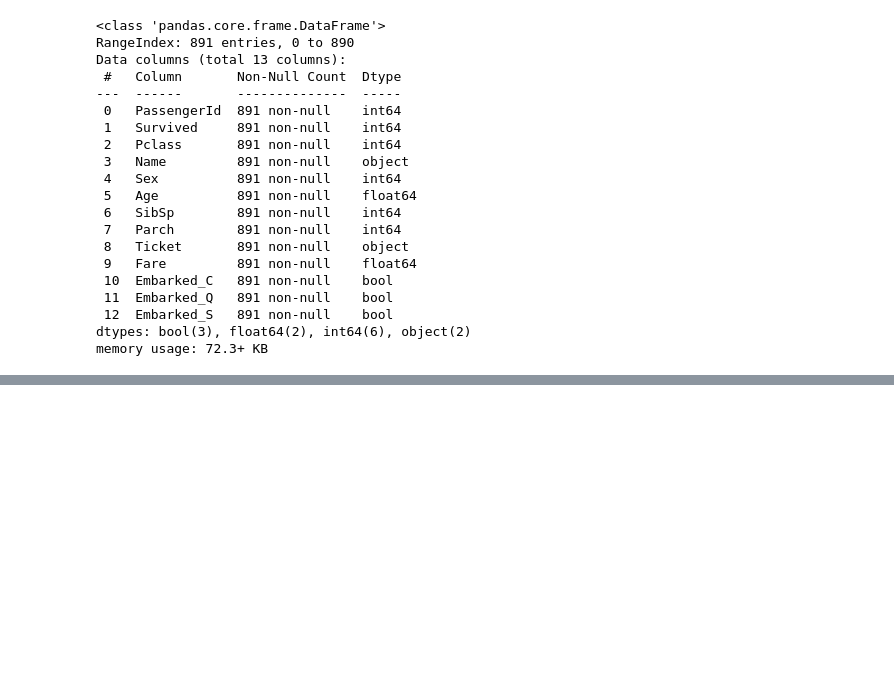
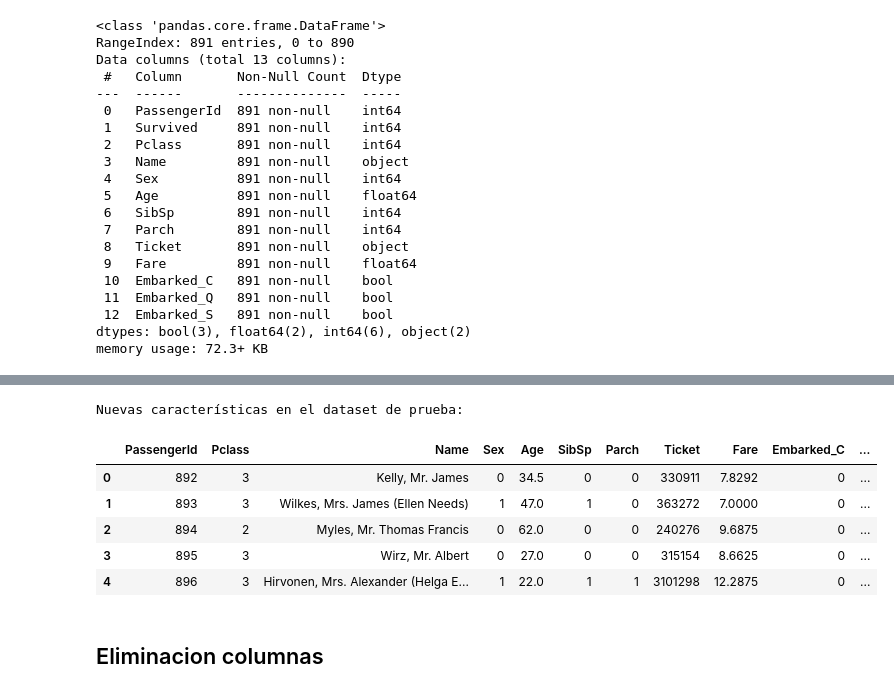
Before and after one commit to JorgeHdzRiv/TitanicProjectCienciaDatos, a Jupyter notebook: notebook/Limpieza_Datos.ipynb, the cells around one changed output, grey strips where cells are left out. Saved outputs shown, nothing was run; the diff lists cells and outputs as text; code cells hidden in the pictures; blank space fills up the shorter version.

```diff
--- a/notebook/Limpieza_Datos.ipynb
+++ b/notebook/Limpieza_Datos.ipynb
@@ -262,0 +298,3 @@ memory usage: 72.3+ KB
+# %%
+train_df['Family_Size'] = train_df['SibSp'] + train_df['Parch'] + 1 #Recordemos que el pasajero cuenta como familiar
+test_df['Family_Size'] = test_df['SibSp'] + test_df['Parch'] + 1
@@ -262,0 +305,3 @@ memory usage: 72.3+ KB
+# %%
+train_df['IsAlone'] = (train_df['Family_Size'] == 1).astype(int)
+test_df['IsAlone'] = (test_df['Family_Size'] == 1).astype(int)
@@ -262,0 +321,13 @@ memory usage: 72.3+ KB
+# %%
+print("\nNuevas características en el dataset de prueba:")
+test_df.head()
+# %% [output]
+Nuevas características en el dataset de prueba:
+|  | PassengerId | Pclass | Name | Sex | Age | SibSp | Parch | Ticket | Fare | Embarked_C | ... |
+| 0 | 892 | 3 | Kelly, Mr. James | 0 | 34.5 | 0 | 0 | 330911 | 7.8292 | 0 | ... |
+| 1 | 893 | 3 | Wilkes, Mrs. James (Ellen Needs) | 1 | 47.0 | 1 | 0 | 363272 | 7.0000 | 0 | ... |
+| 2 | 894 | 2 | Myles, Mr. Thomas Francis | 0 | 62.0 | 0 | 0 | 240276 | 9.6875 | 0 | ... |
+| 3 | 895 | 3 | Wirz, Mr. Albert | 0 | 27.0 | 0 | 0 | 315154 | 8.6625 | 0 | ... |
+| 4 | 896 | 3 | Hirvonen, Mrs. Alexander (Helga E... | 1 | 22.0 | 1 | 1 | 3101298 | 12.2875 | 0 | ... |
+# %% [markdown]
+## Eliminacion columnas
```
Also changed, not shown: parts of 24 cells of this notebook, 3 other files.
